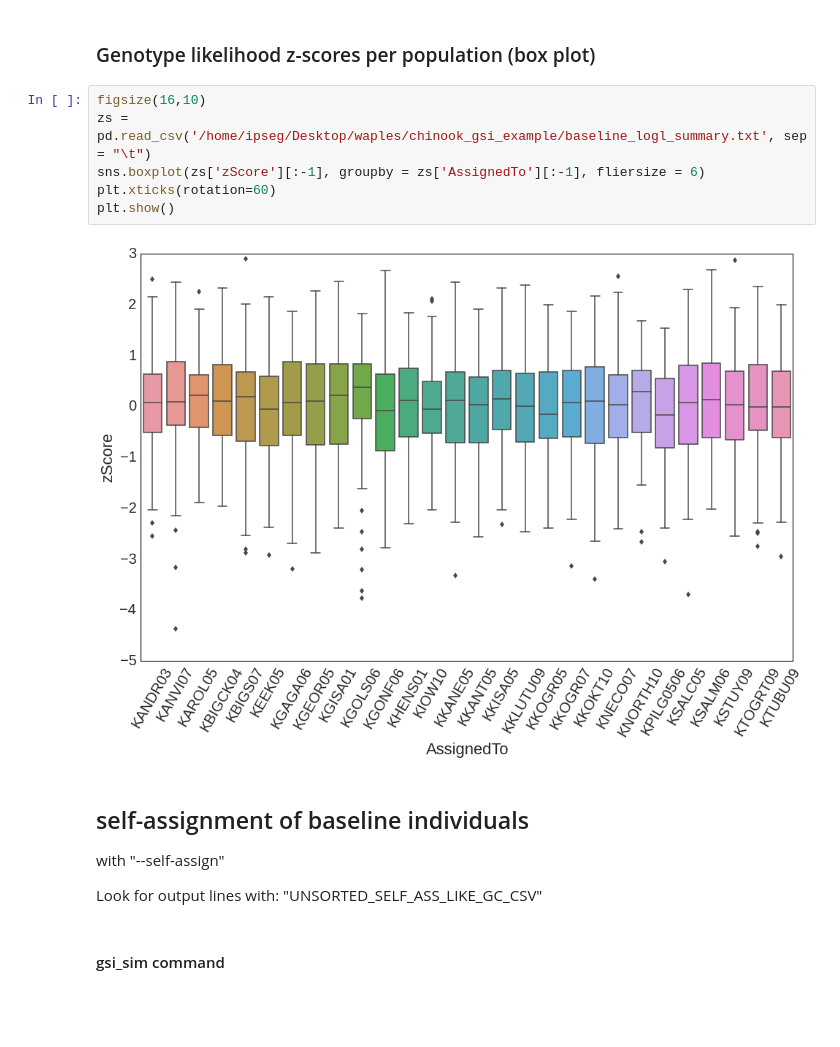
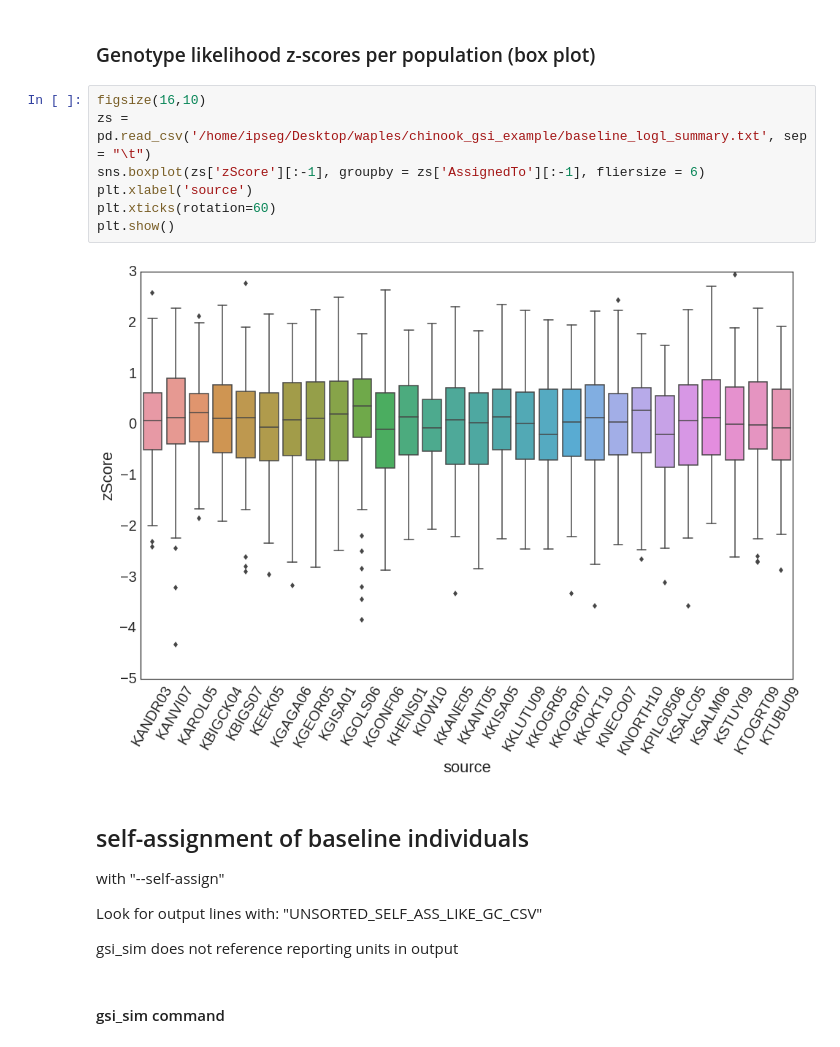
Before and after one commit to rwaples/chinook_gsi_example, a Jupyter notebook: gsi_sim.ipynb, the cells around one changed output. Saved outputs shown, nothing was run; the diff lists cells and outputs as text; blank space fills up the shorter version.

```diff
--- a/gsi_sim.ipynb
+++ b/gsi_sim.ipynb
@@ -174,16 +162,19 @@ plot_z_scores_violin('/home/ipseg/Desktop/waples/chinook_gsi_example/baseline_lo
 # %%
 figsize(16,10)
 zs = pd.read_csv('/home/ipseg/Desktop/waples/chinook_gsi_example/baseline_logl_summary.txt', sep = "\t")
 sns.boxplot(zs['zScore'][:-1], groupby = zs['AssignedTo'][:-1], fliersize = 6)
+plt.xlabel('source')
 plt.xticks(rotation=60)
 plt.show()
 # %% [output]
-[figure, old version]
+[figure, new version]
 # %% [markdown]
 ## self-assignment of baseline individuals
 with "--self-assign"
 
 Look for output lines with: "UNSORTED_SELF_ASS_LIKE_GC_CSV"
+
+gsi_sim does not reference reporting units in output
 # %% [markdown]
 #### gsi_sim command
 # %%
```
Also changed, not shown: parts of 45 cells of this notebook, 43 other files.
